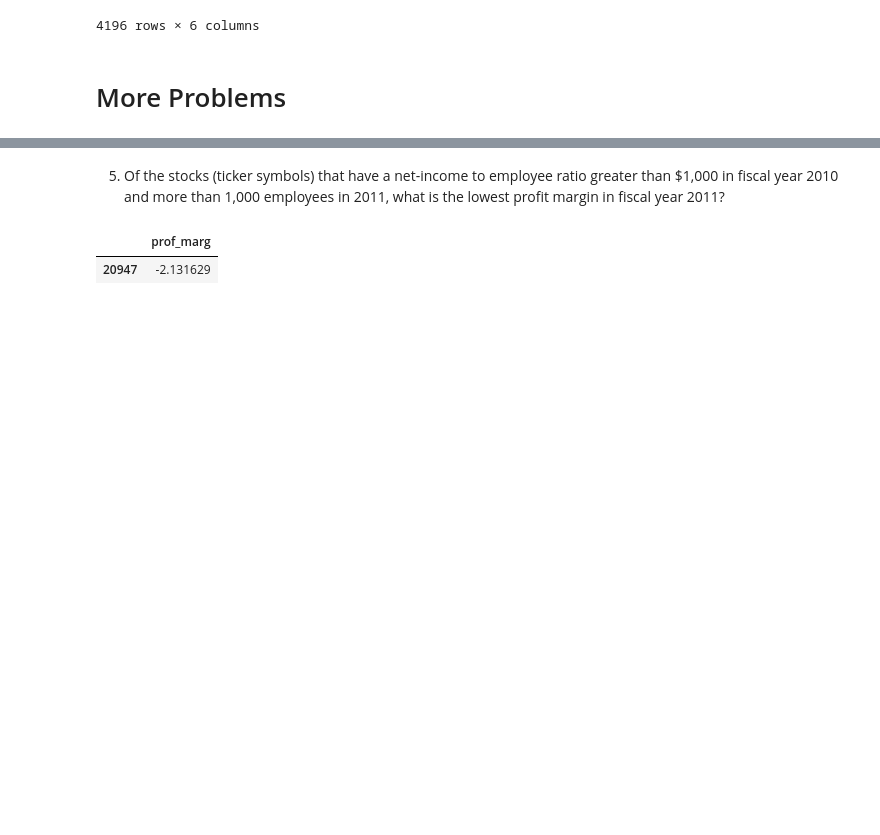
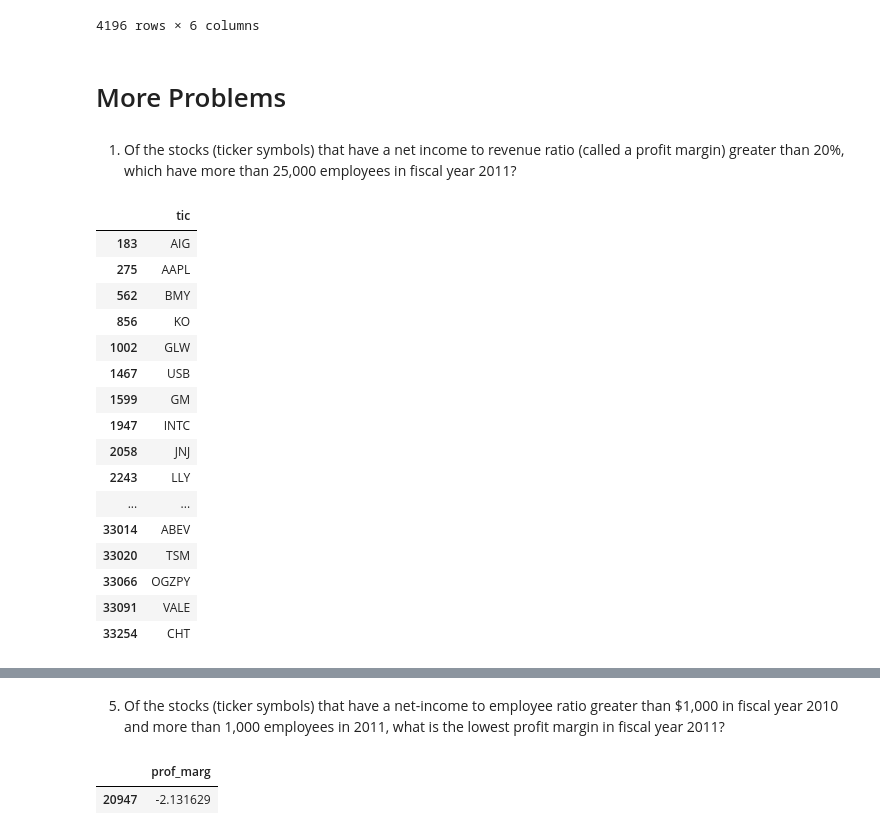
Before and after one commit to anitarestrepo16/databases_class_pandas, a Jupyter notebook: HW3/HW3.ipynb, the cells around one changed output, grey strips where cells are left out. Saved outputs shown, nothing was run; the diff lists cells and outputs as text; code cells hidden in the pictures; blank space fills up the shorter version.

```diff
--- a/HW3/HW3.ipynb
+++ b/HW3/HW3.ipynb
@@ -317,3 +317,31 @@ temp
 4196 rows × 6 columns
 # %% [markdown]
 # More Problems
+# %% [markdown]
+1. Of the stocks (ticker symbols) that have a net income to revenue ratio (called a profit margin) greater than 20%, which have more than 25,000 employees in fiscal year 2011?
+# %%
+tic_profit = dffnd.loc[((dffnd.loc[:, 'netinc']/dffnd.loc[:, 'rev']) > 0.20), 'tic']
+dffnd.loc[
+    (dffnd.loc[:, 'tic'].isin(tic_profit)) &
+    (dffnd.loc[:, 'fyear'] == 2011) &
+    (dffnd.loc[:, 'emp'] > 25),
+    ['tic']
+]
+# %% [output]
+|  | tic |
+| 183 | AIG |
+| 275 | AAPL |
+| 562 | BMY |
+| 856 | KO |
+| 1002 | GLW |
+| 1467 | USB |
+| 1599 | GM |
+| 1947 | INTC |
+| 2058 | JNJ |
+| 2243 | LLY |
+| ... | ... |
+| 33014 | ABEV |
+| 33020 | TSM |
+| 33066 | OGZPY |
+| 33091 | VALE |
+| 33254 | CHT |
```
Also changed, not shown: parts of 6 cells of this notebook.
